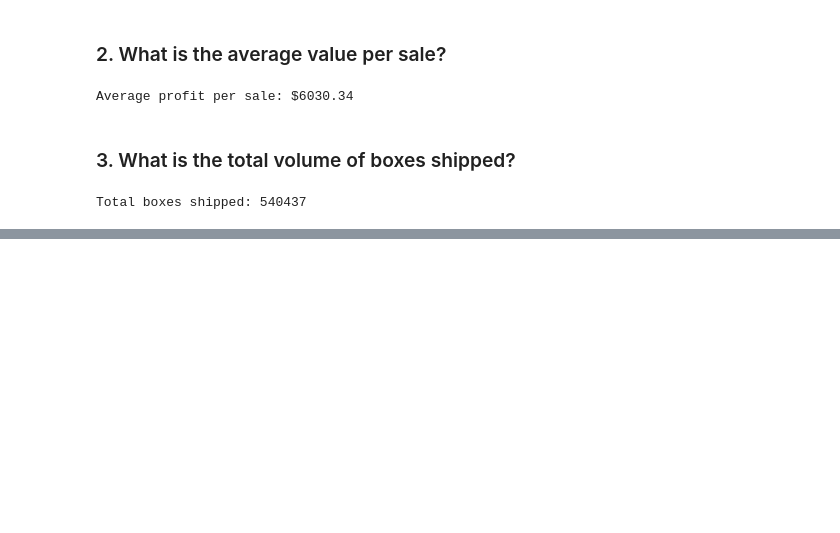
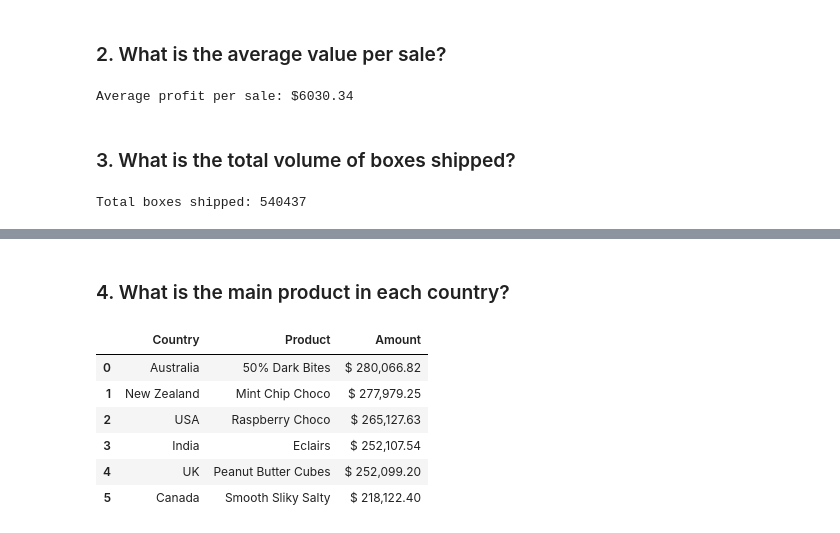
Before and after one commit to anxmarks/Chocolate-Sales, a Jupyter notebook: notebooks/02_visualization.ipynb, the cells around one changed output, grey strips where cells are left out. Drawn from its saved outputs; the diff is of its cells as text; code cells hidden in the pictures; blank space fills up the shorter version.

```diff
--- a/notebooks/02_visualization.ipynb
+++ b/notebooks/02_visualization.ipynb
@@ -126,0 +237,17 @@ Total boxes shipped: 540437
+# %% [markdown]
+### 4. What is the main product in each country?
+# %%
+main_product_by_country = df.groupby(['Country', 'Product'])['Amount'].sum().reset_index()
+idx = main_product_by_country.groupby('Country')['Amount'].idxmax()
+main_product_by_country = main_product_by_country.loc[idx].sort_values(by='Amount', ascending=False)
+main_product_by_country_organized = main_product_by_country.reset_index(drop=True)
+main_product_by_country_organized['Amount'] = main_product_by_country_organized['Amount'].apply(lambda x: f"$ {x:,.2f}")
+main_product_by_country_organized
+# %% [output]
+|  | Country | Product | Amount |
+| 0 | Australia | 50% Dark Bites | $ 280,066.82 |
+| 1 | New Zealand | Mint Chip Choco | $ 277,979.25 |
+| 2 | USA | Raspberry Choco | $ 265,127.63 |
+| 3 | India | Eclairs | $ 252,107.54 |
+| 4 | UK | Peanut Butter Cubes | $ 252,099.20 |
+| 5 | Canada | Smooth Sliky Salty | $ 218,122.40 |
```
Also changed, not shown: parts of 12 cells of this notebook.
